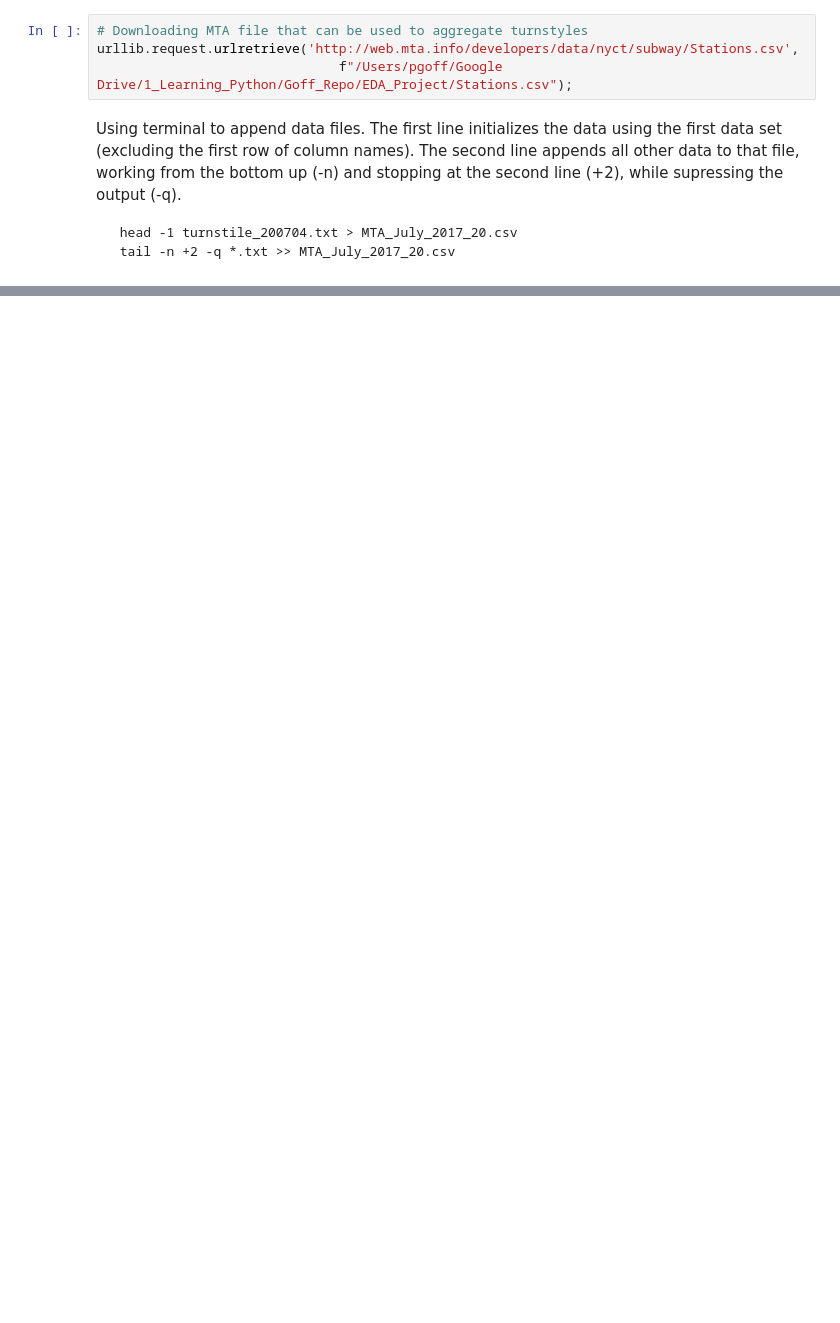
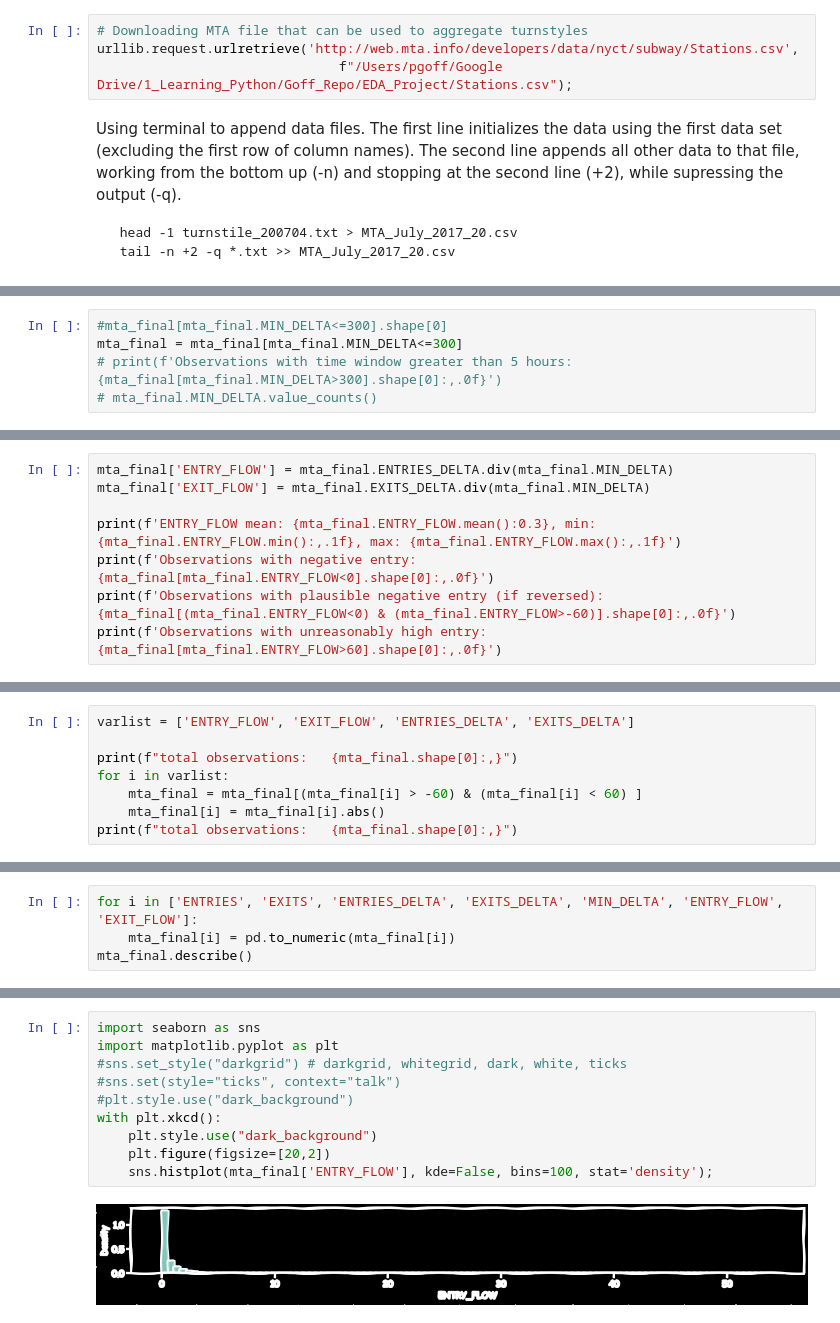
Before and after one commit to ptgoff/Metis_EDA_Project, a Jupyter notebook: EDA_Project.ipynb, the cells around one changed output, grey strips where cells are left out. Saved outputs shown, nothing was run; the diff lists cells and outputs as text; blank space fills up the shorter version.

```diff
--- a/EDA_Project.ipynb
+++ b/EDA_Project.ipynb
@@ -186,0 +319,5 @@ mta_body.head()
+# %%
+#mta_final[mta_final.MIN_DELTA<=300].shape[0]
+mta_final = mta_final[mta_final.MIN_DELTA<=300]
+# print(f'Observations with time window greater than 5 hours: {mta_final[mta_final.MIN_DELTA>300].shape[0]:,.0f}')
+# mta_final.MIN_DELTA.value_counts()
@@ -186,0 +327,8 @@ mta_body.head()
+# %%
+mta_final['ENTRY_FLOW'] = mta_final.ENTRIES_DELTA.div(mta_final.MIN_DELTA)
+mta_final['EXIT_FLOW'] = mta_final.EXITS_DELTA.div(mta_final.MIN_DELTA)
+
+print(f'ENTRY_FLOW mean: {mta_final.ENTRY_FLOW.mean():0.3}, min: {mta_final.ENTRY_FLOW.min():,.1f}, max: {mta_final.ENTRY_FLOW.max():,.1f}')
+print(f'Observations with negative entry: {mta_final[mta_final.ENTRY_FLOW<0].shape[0]:,.0f}')
+print(f'Observations with plausible negative entry (if reversed): {mta_final[(mta_final.ENTRY_FLOW<0) & (mta_final.ENTRY_FLOW>-60)].shape[0]:,.0f}')
+print(f'Observations with unreasonably high entry: {mta_final[mta_final.ENTRY_FLOW>60].shape[0]:,.0f}')
@@ -186,0 +340,8 @@ mta_body.head()
+# %%
+varlist = ['ENTRY_FLOW', 'EXIT_FLOW', 'ENTRIES_DELTA', 'EXITS_DELTA']
+
+print(f"total observations:   {mta_final.shape[0]:,}")
+for i in varlist:
+    mta_final = mta_final[(mta_final[i] > -60) & (mta_final[i] < 60) ]
+    mta_final[i] = mta_final[i].abs()
+print(f"total observations:   {mta_final.shape[0]:,}")
@@ -186,0 +385,4 @@ mta_body.head()
+# %%
+for i in ['ENTRIES', 'EXITS', 'ENTRIES_DELTA', 'EXITS_DELTA', 'MIN_DELTA', 'ENTRY_FLOW', 'EXIT_FLOW']:
+    mta_final[i] = pd.to_numeric(mta_final[i])
+mta_final.describe()
@@ -186,0 +399,12 @@ mta_body.head()
+# %%
+import seaborn as sns
+import matplotlib.pyplot as plt
+#sns.set_style("darkgrid") # darkgrid, whitegrid, dark, white, ticks
+#sns.set(style="ticks", context="talk")
+#plt.style.use("dark_background")
+with plt.xkcd():
+    plt.style.use("dark_background")
+    plt.figure(figsize=[20,2])
+    sns.histplot(mta_final['ENTRY_FLOW'], kde=False, bins=100, stat='density');
+# %% [output]
+[figure, added]
```
Also changed, not shown: parts of 94 cells of this notebook, 18 other files.
